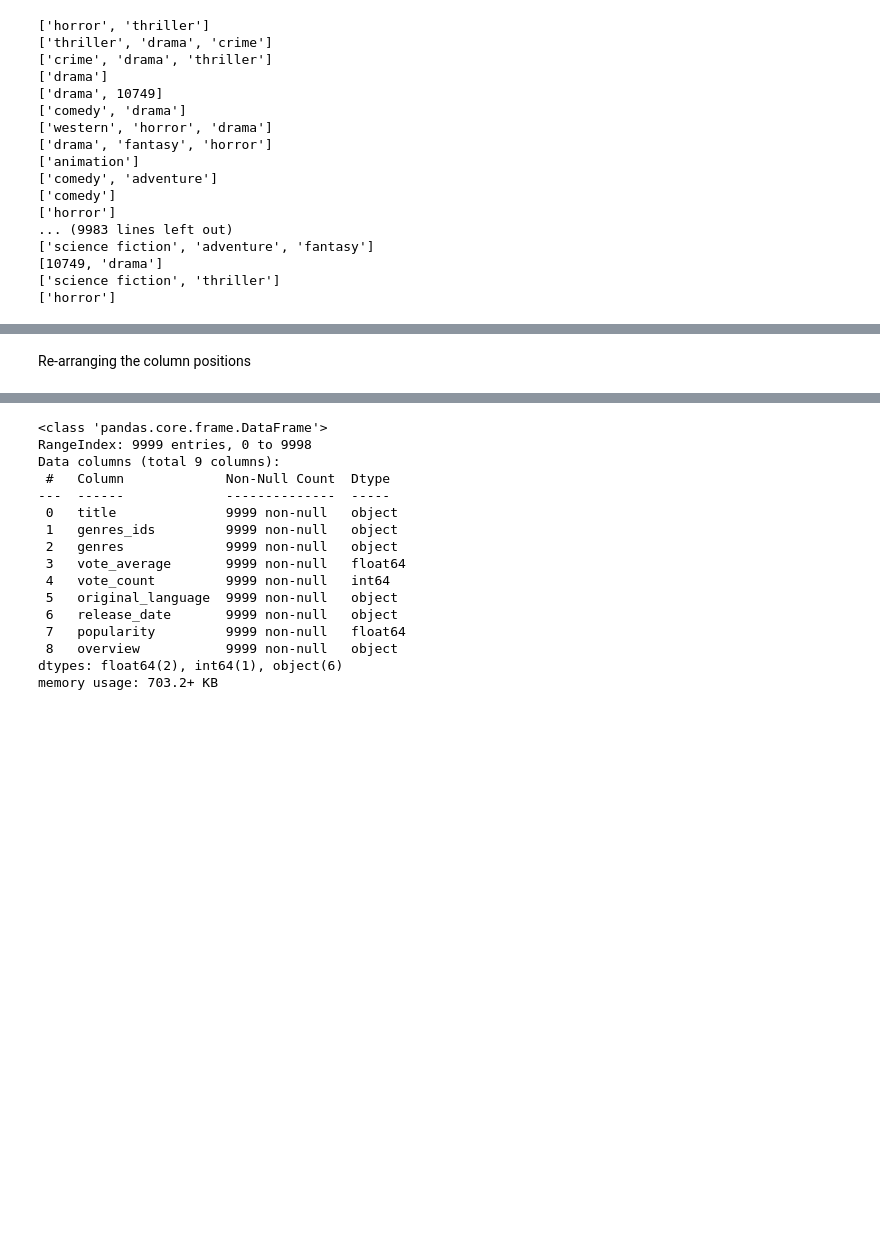
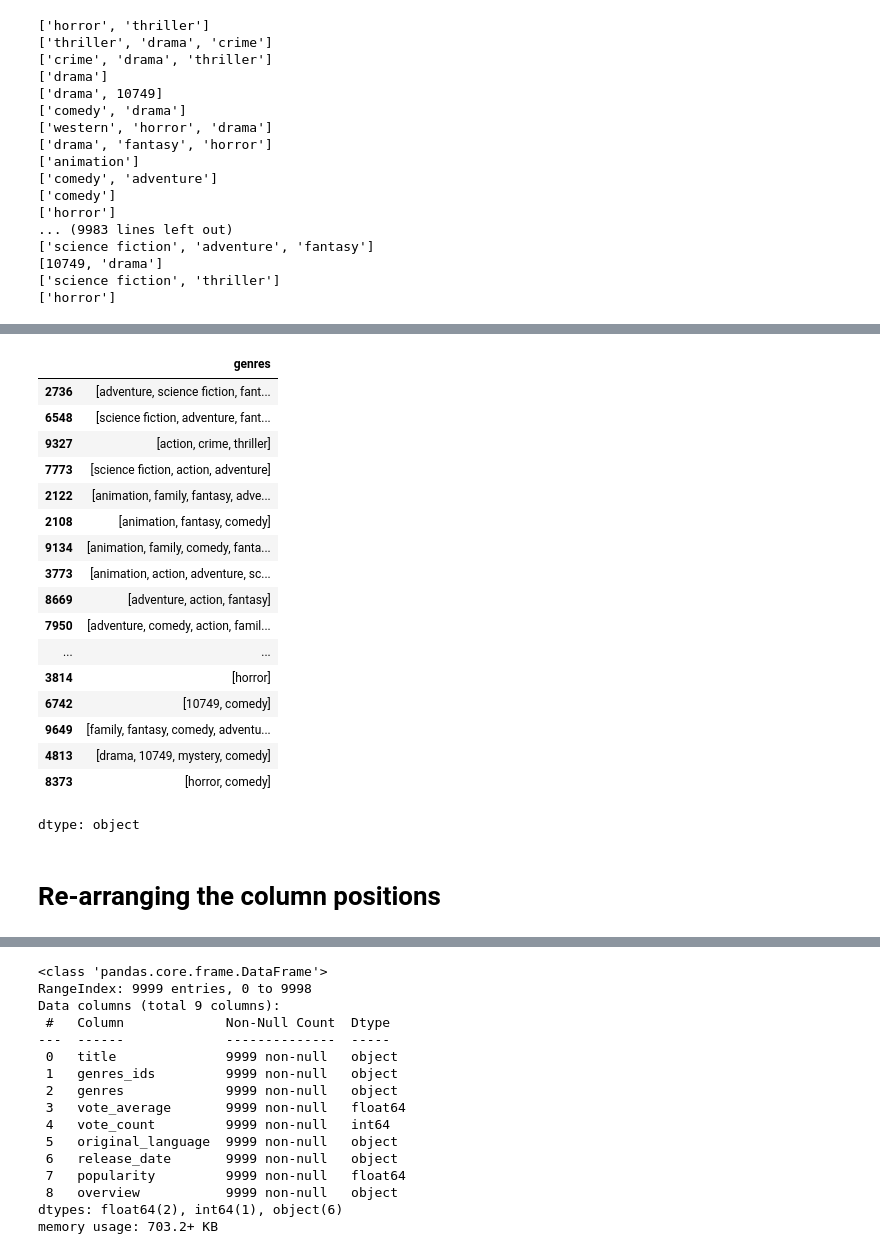
Before and after one commit to md-rzn-alm/TMDB-Movies-Dateset, a Jupyter notebook: tmdb_movieDataset.ipynb, the cells around one changed output, grey strips where cells are left out. Drawn from its saved outputs; the diff is of its cells as text; code cells hidden in the pictures; blank space fills up the shorter version.

```diff
--- a/tmdb_movieDataset.ipynb
+++ b/tmdb_movieDataset.ipynb
@@ -271,5 +249,26 @@ final
+# %%
+final['genres'].head(50)
+# %% [output]
+|  | genres |
+| 2736 | [adventure, science fiction, fant... |
+| 6548 | [science fiction, adventure, fant... |
+| 9327 | [action, crime, thriller] |
+| 7773 | [science fiction, action, adventure] |
+| 2122 | [animation, family, fantasy, adve... |
+| 2108 | [animation, fantasy, comedy] |
+| 9134 | [animation, family, comedy, fanta... |
+| 3773 | [animation, action, adventure, sc... |
+| 8669 | [adventure, action, fantasy] |
+| 7950 | [adventure, comedy, action, famil... |
+| ... | ... |
+| 3814 | [horror] |
+| 6742 | [10749, comedy] |
+| 9649 | [family, fantasy, comedy, adventu... |
+| 4813 | [drama, 10749, mystery, comedy] |
+| 8373 | [horror, comedy] |
+dtype: object
 # %% [markdown]
-Re-arranging the column positions
+# Re-arranging the column positions
 # %%
 final = final[
     ['title', 'genres_ids', 'genres', 'vote_average', 'vote_count',
```
Also changed, not shown: parts of 4 cells of this notebook.
